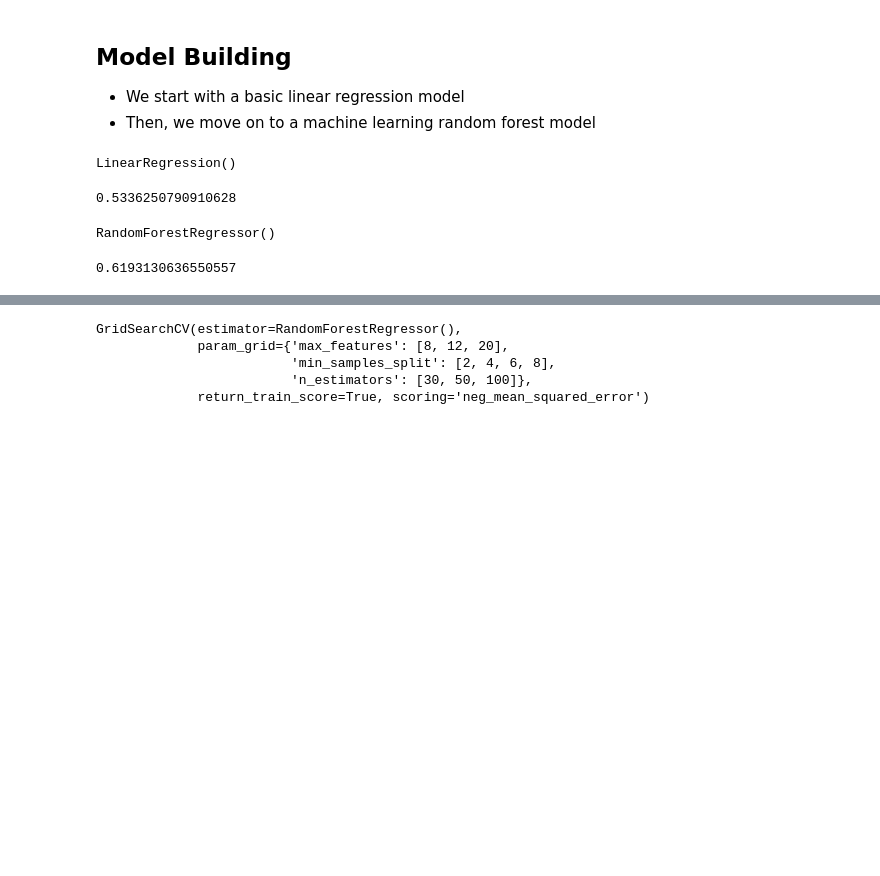
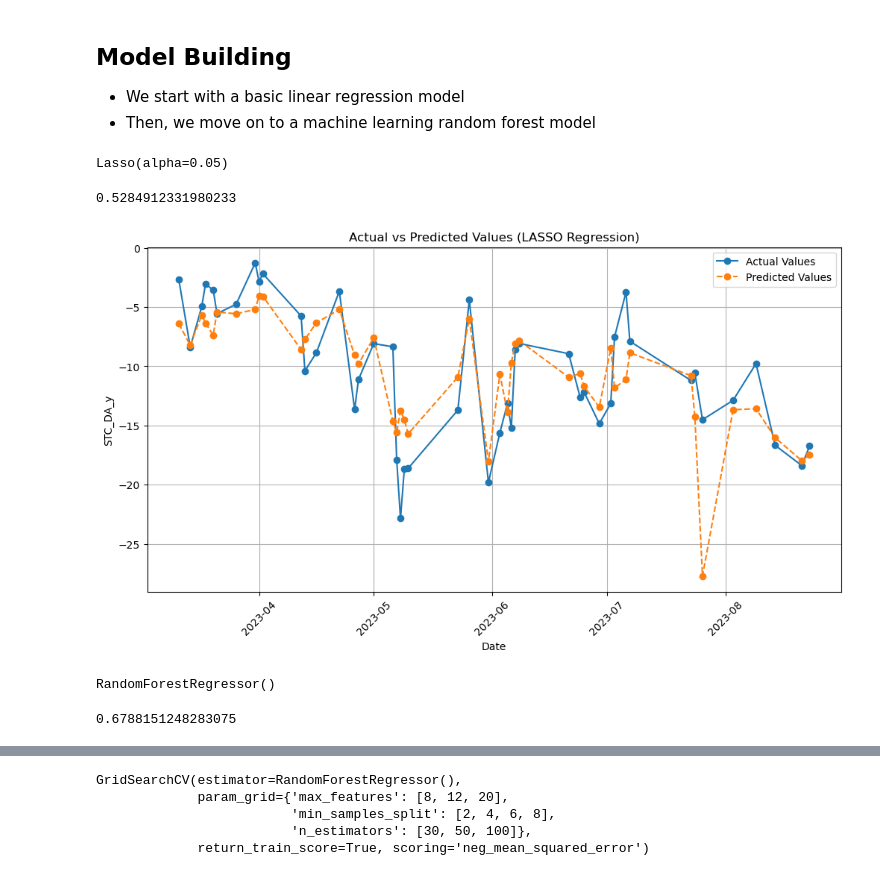
Before and after one commit to stephenxu10/PJM-Basis-Forecast, a Jupyter notebook: PJM_Forecast_Model.ipynb, the cells around one changed output, grey strips where cells are left out. Saved outputs shown, nothing was run; the diff lists cells and outputs as text; code cells hidden in the pictures; blank space fills up the shorter version.

Commit message:
added plots to visualiuze the accuracy of the predictions

```diff
--- a/PJM_Forecast_Model.ipynb
+++ b/PJM_Forecast_Model.ipynb
@@ -153,14 +153,14 @@ merged_df
 ### Create training, testing split and visualize the input data.
 # %%
 from sklearn.model_selection import train_test_split
-
-merged_df = merged_df.drop(["Date"], axis=1)
 
 X = merged_df.drop(["STC_DA_y"], axis=1)
 y = merged_df["STC_DA_y"]
 
 X_train, X_test, y_train, y_test = train_test_split(X, y, test_size=0.25, random_state=42)
+X_train = X_train.drop(columns=["Date"], axis=1)
 train_data = X_train.join(y_train)
+test_data = X_test.join(y_test)
 
 train_data
 # %% [output]
@@ -212,22 +221,54 @@ sns.heatmap(train_data.corr(), annot=True, cmap="YlGnBu")
 - We start with a basic linear regression model
 - Then, we move on to a machine learning random forest model
 # %%
-from sklearn.linear_model import LinearRegression
+from sklearn.linear_model import Lasso
 from sklearn.preprocessing import StandardScaler
 
+# Scale the input data
 scaler = StandardScaler()
 x_train, y_train = train_data.drop(['STC_DA_y'], axis=1), train_data['STC_DA_y']
-X_train_s = scaler.fit_transform(X_train)
-X_test_s = scaler.fit_transform(X_test)
+X_train_s = scaler.fit_transform(x_train)
 
-reg = LinearRegression()
-reg.fit(X_train_s, y_train)
+X_dates = test_data["Date"]
+X_test_no_date = X_test.drop(["Date"], axis=1)
+X_test_s = scaler.transform(X_test_no_date)
+
+# Fit a Lasso Regression model
+alpha = 0.05
+lasso_reg = Lasso(alpha=alpha)
+lasso_reg.fit(X_train_s, y_train)
 # %% [output]
-LinearRegression()
+Lasso(alpha=0.05)
 # %%
-reg.score(X_test_s, y_test)
+lasso_reg.score(X_test_s, y_test)
 # %% [output]
-0.5336250790910628
+0.5284912331980233
+# %%
+def plot_predictions(model, X_test, y_test, title):
+    y_pred = model.predict(X_test)
+
+    result_df = pd.DataFrame()
+    result_df['Date'] = X_dates
+    result_df['Actual'] = y_test
+    result_df['Predicted'] = y_pred
+    result_df = result_df.sort_values(by='Date')
+
+    plt.figure(figsize=(12, 6))
+    plt.plot(result_df['Date'], result_df['Actual'], label='Actual Values', marker='o', linestyle='-')
+    plt.plot(result_df['Date'], result_df['Predicted'], label='Predicted Values', marker='o', linestyle='--')
+    plt.xlabel('Date')
+    plt.title(title)
+    plt.ylabel('STC_DA_y')
+    plt.legend()
+    plt.xticks(rotation=45)
+    plt.grid(True)
+
+    return plt
+
+plot = plot_predictions(lasso_reg, X_test_s, y_test, "Actual vs Predicted Values (LASSO Regression)")
+plot.show()
+# %% [output]
+[figure, added]
 # %%
 from sklearn.ensemble import RandomForestRegressor
 
@@ -238,4 +279,4 @@ RandomForestRegressor()
 # %%
 forest.score(X_test_s, y_test)
 # %% [output]
-0.6193130636550557
+0.6788151248283075
```
Also changed, not shown: parts of 5 cells of this notebook, 1 other file.
